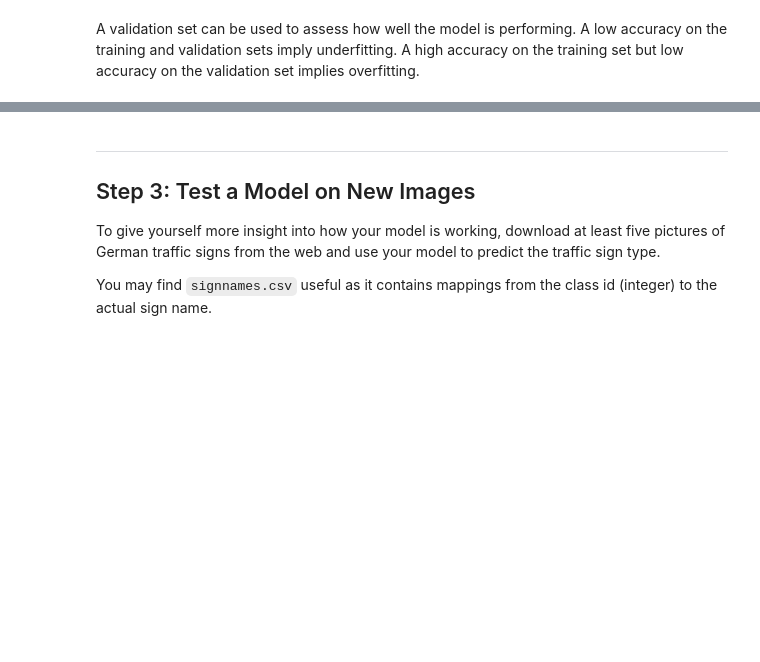
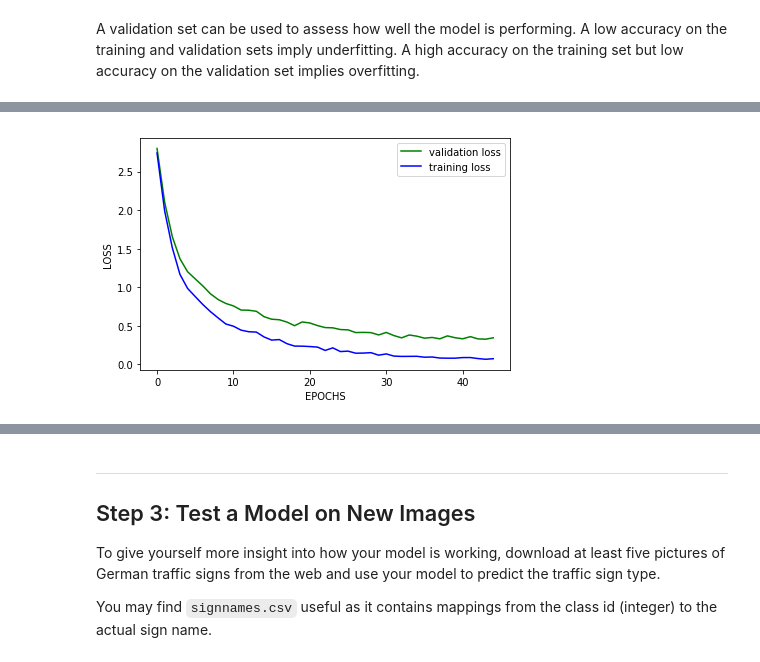
Before and after one commit to laljarus/Project-Traffic-Sign-Classifier-Project-master, a Jupyter notebook: Traffic_Sign_Classifier.ipynb, the cells around one changed output, grey strips where cells are left out. Saved outputs shown, nothing was run; the diff lists cells and outputs as text; code cells hidden in the pictures; blank space fills up the shorter version.

```diff
--- a/Traffic_Sign_Classifier.ipynb
+++ b/Traffic_Sign_Classifier.ipynb
@@ -170,8 +290,9 @@ from tensorflow.contrib.layers import flatten
 
 X_train, y_train = shuffle(X_train, y_train)
 
-EPOCHS = 20
-BATCH_SIZE = 200
+EPOCHS = 40
+BATCH_SIZE = 80
+keep_prob = 0.4
 
 #LeNet function
 
@@ -197,15 +318,18 @@ def LeNet(x):
     # TODO: Layer 1: Convolutional. Input = 32x32x1. Output = 28x28x6.
     conv1 = tf.nn.conv2d(x,weights['wc1'],strides=[1,1,1,1],padding='VALID')
     conv1 = tf.nn.bias_add(conv1,biases['bc1'])
+    print("Tensor name of convolution 1",conv1)
 
     # TODO: Activation.
     conv1 = tf.nn.relu(conv1)
+    print("Tensor name of Relu 1",conv1)
 
     #conv1_dims = [conv1.shape.dims[1].value,conv1.shape.dims[2].value,conv1.shape.dims[3].value]
     #assert conv1_dims == [28,28,6],'The ouput of first convolution layer is not right'
 
     # TODO: Pooling. Input = 28x28x6. Output = 14x14x6.
     pool1 = tf.nn.max_pool(conv1,ksize=[1,2,2,1],strides=[1,2,2,1],padding='VALID')
+    print("Tensor name of max pooling 1:",pool1)
 
     #pool1_dims = [pool1.dims[1].value,pool1.dims[2].value,pool1.dims[3].value]
     #assert pool1_dims == [14,14,6],'The ouput of first pooling layer is not right'
@@ -213,15 +337,18 @@ def LeNet(x):
     # TODO: Layer 2: Convolutional. Output = 10x10x16.
     conv2 = tf.nn.conv2d(pool1,weights['wc2'],strides=[1,1,1,1],padding='VALID')
     conv2 = tf.nn.bias_add(conv2,biases['bc2'])
+    print("Tensor name of convolution 2",conv2)
 
     # TODO: Activation.
     conv2 = tf.nn.relu(conv2)
+    print("Tensor name of relu 2",conv2)
 
     #conv2_dims = [conv2.shape.dims[1].value,conv2.shape.dims[2].value,conv2.shape.dims[3].value]
     #assert conv1_dims == [10,10,16],'The ouput of first convolution layer is not right'
 
     # TODO: Pooling. Input = 10x10x16. Output = 5x5x16.
     pool2 = tf.nn.max_pool(conv2,ksize=[1,2,2,1],strides=[1,2,2,1],padding = 'VALID')
+    print("Tensor name of max pooling 2",pool2)
 
     #pool1_dims = [pool2.dims[1].value,pool2.dims[2].value,pool2.dims[3].value]
     #assert pool1_dims == [5,5,16],'The ouput of first pooling layer is not right'
@@ -241,9 +368,9 @@ def LeNet(x):
     # TODO: Activation.
     fc2 = tf.nn.relu(fc2)
 
-    # TODO: Layer 5: Fully Connected. Input = 84. Output = 10.
+    # TODO: Layer 5: Fully Connected. Input = 84. Output = n_classes.
     logits = tf.add(tf.matmul(fc2,weights['wd3']),biases['bd3'])
-
+    #logits = tf.nn.dropout(logits,keep_prob)
     return logits
 # %% [markdown]
 ### Train, Validate and Test the Model
@@ -331,2 +481,13 @@ Validation Accuracy = 0.743
 
 Model saved
+# %%
+loss_plot = plt
+loss_plot.xlabel('EPOCHS')
+loss_plot.ylabel('LOSS')
+loss_plot.plot(range(EPOCHS),validation_loss, 'g',label = 'validation loss')
+loss_plot.plot(range(EPOCHS), training_loss, 'b',label = 'training loss')
+loss_plot.legend(loc=1)
+plt.tight_layout()
+plt.show()
+# %% [output]
+[figure, added]
```
Also changed, not shown: parts of 18 cells of this notebook.
